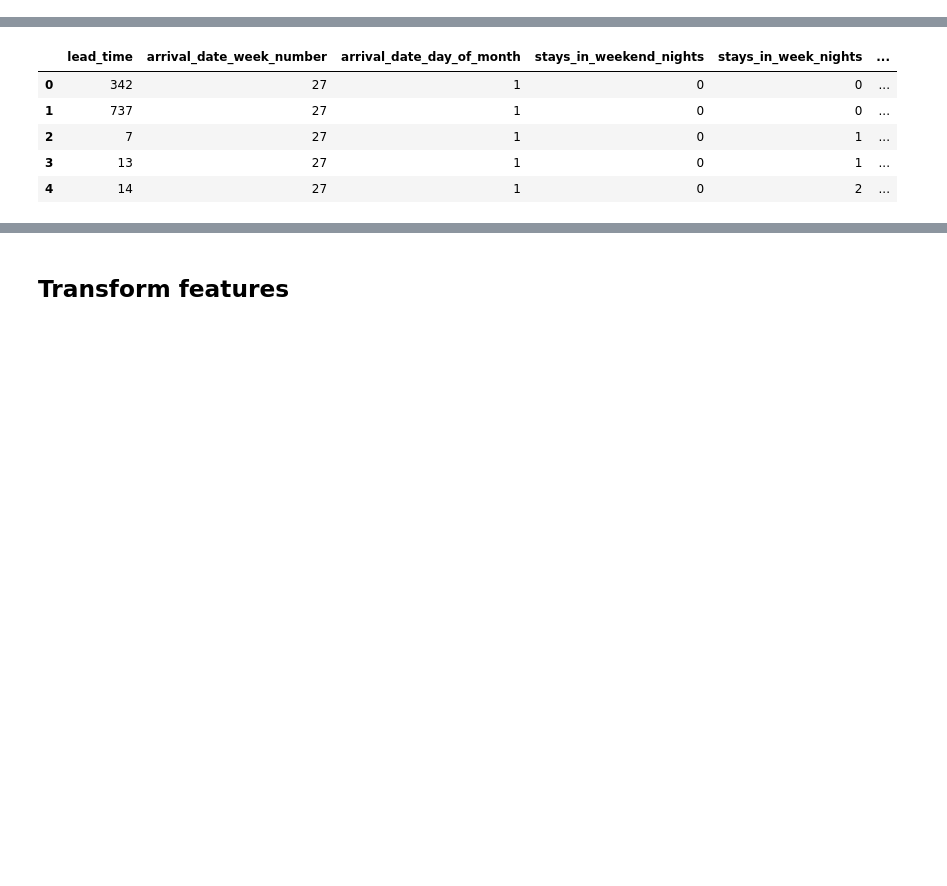
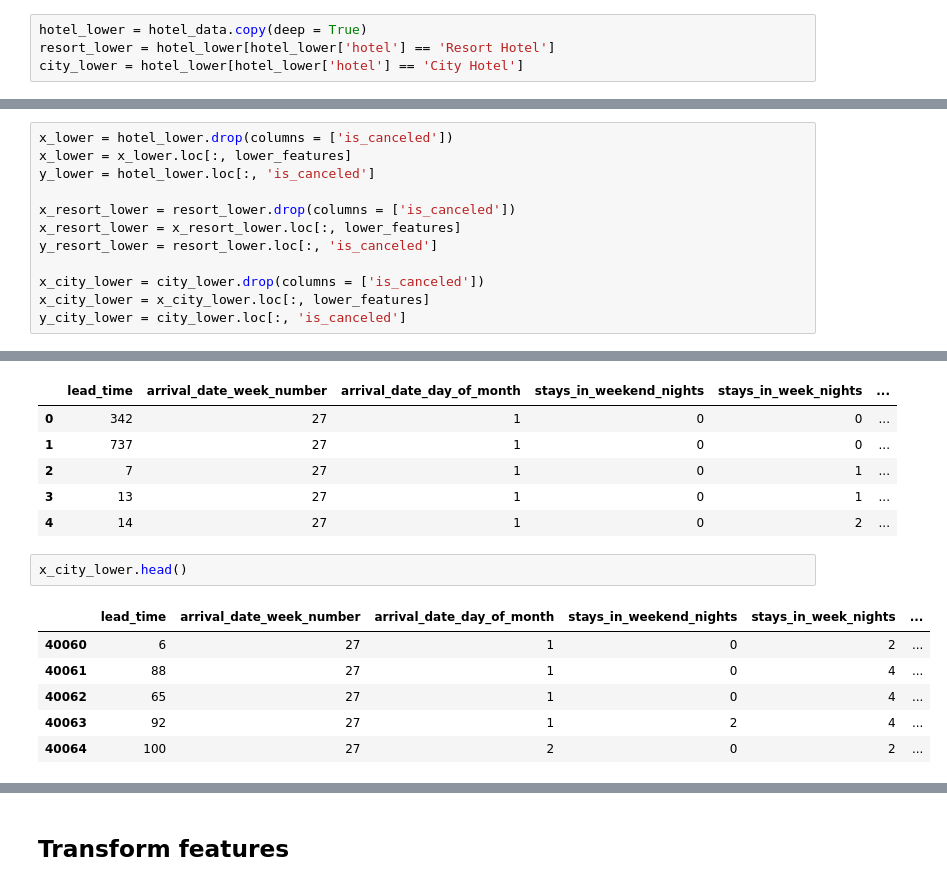
Before and after one commit to technocrat13/project_hospitality, a Jupyter notebook: AML_hospitality.ipynb, the cells around one changed output, grey strips where cells are left out. Drawn from its saved outputs; the diff is of its cells as text; blank space fills up the shorter version.

Commit message:
compare indiv hotels

```diff
--- a/AML_hospitality.ipynb
+++ b/AML_hospitality.ipynb
@@ -153,3 +155,7 @@ y = hotel_data.iloc[:, 1]
+# %%
+hotel_lower = hotel_data.copy(deep = True)
+resort_lower = hotel_lower[hotel_lower['hotel'] == 'Resort Hotel']
+city_lower = hotel_lower[hotel_lower['hotel'] == 'City Hotel']
 # %% [markdown]
 ## Select features
 # %%
@@ -227,3 +229,15 @@ x_lower = x_lower[lower_features]
+# %%
+x_lower = hotel_lower.drop(columns = ['is_canceled'])
+x_lower = x_lower.loc[:, lower_features]
+y_lower = hotel_lower.loc[:, 'is_canceled']
+
+x_resort_lower = resort_lower.drop(columns = ['is_canceled'])
+x_resort_lower = x_resort_lower.loc[:, lower_features]
+y_resort_lower = resort_lower.loc[:, 'is_canceled']
+
+x_city_lower = city_lower.drop(columns = ['is_canceled'])
+x_city_lower = x_city_lower.loc[:, lower_features]
+y_city_lower = city_lower.loc[:, 'is_canceled']
 # %%
 x_lower.head()
 # %% [output]
@@ -233,3 +247,12 @@ x_lower.head()
 | 2 | 7 | 27 | 1 | 0 | 1 | ... |
 | 3 | 13 | 27 | 1 | 0 | 1 | ... |
 | 4 | 14 | 27 | 1 | 0 | 2 | ... |
+# %%
+x_city_lower.head()
+# %% [output]
+|  | lead_time | arrival_date_week_number | arrival_date_day_of_month | stays_in_weekend_nights | stays_in_week_nights | ... |
+| 40060 | 6 | 27 | 1 | 0 | 2 | ... |
+| 40061 | 88 | 27 | 1 | 0 | 4 | ... |
+| 40062 | 65 | 27 | 1 | 0 | 4 | ... |
+| 40063 | 92 | 27 | 1 | 2 | 4 | ... |
+| 40064 | 100 | 27 | 2 | 0 | 2 | ... |
```
Also changed, not shown: parts of 43 cells of this notebook.
